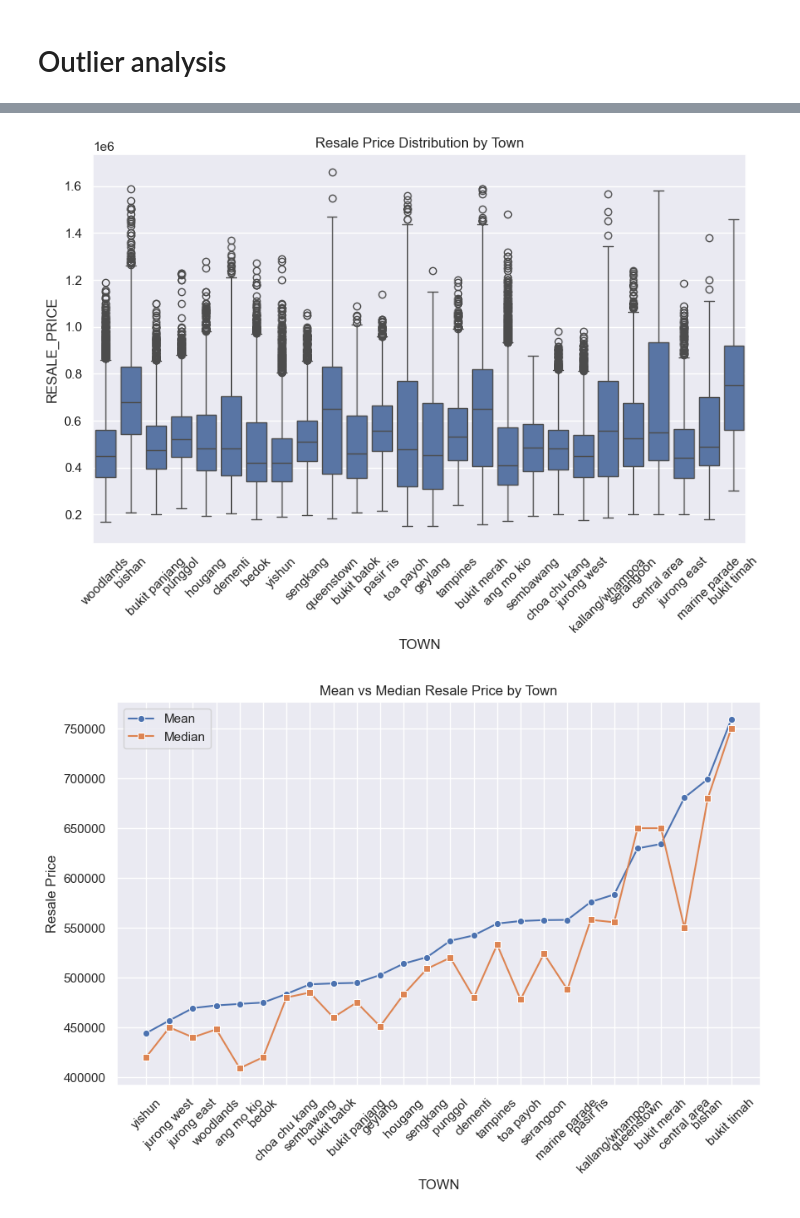
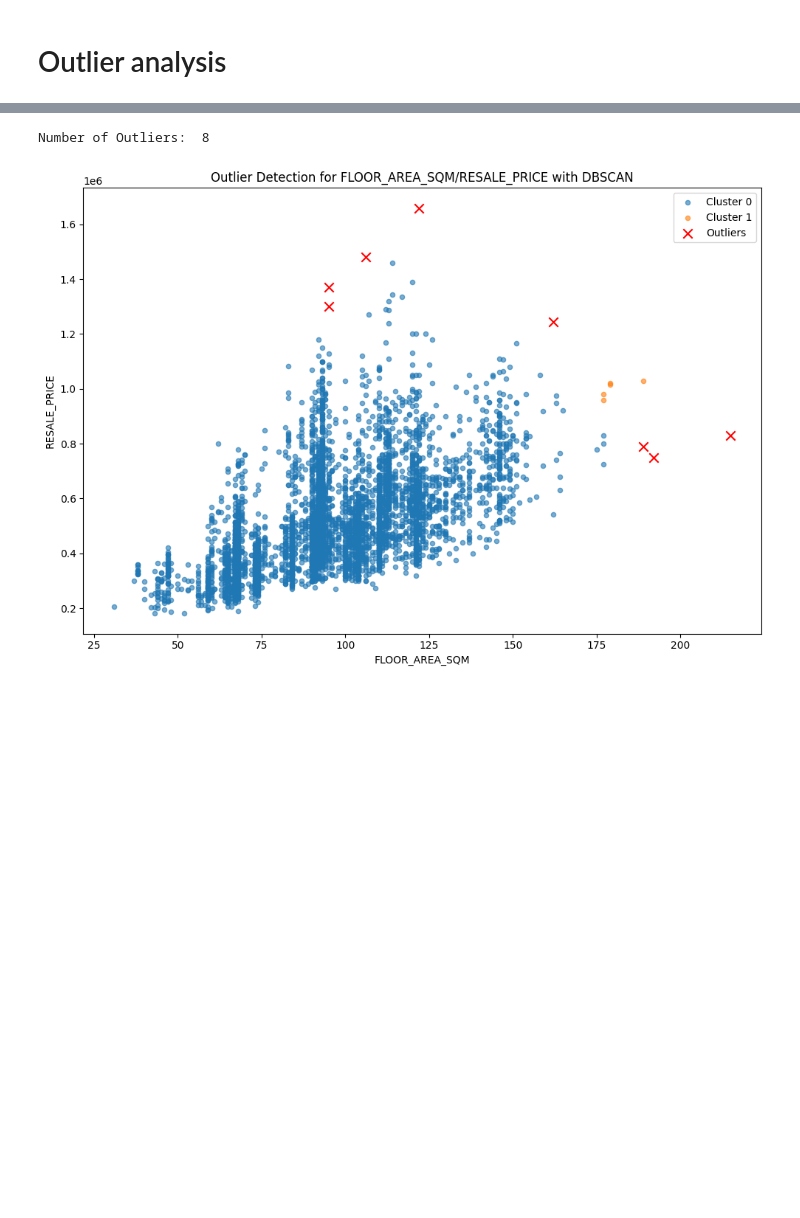
Before and after one commit to ziyuanqin/cs5228_hdb_resale_price_prediction, a Jupyter notebook: eda.ipynb, the cells around one changed output, grey strips where cells are left out. Cells and saved outputs as stored; diff of their text form; code cells hidden in the pictures; blank space fills up the shorter version.

```diff
--- a/eda.ipynb
+++ b/eda.ipynb
@@ -257,25 +238,44 @@ Number of unique eco categories: 1
-# %%
-town_price = train_df.groupby("TOWN")["RESALE_PRICE"].describe()
-#print(town_price)
-plt.figure(figsize=(10,6))
-sns.boxplot(x="TOWN", y="RESALE_PRICE", data=train_df)
-plt.xticks(rotation=45)
-plt.title("Resale Price Distribution by Town")
-plt.show()
-
-# 同时绘制均值与中位数
-mean_prices_town = train_df.groupby("TOWN")["RESALE_PRICE"].mean()
-median_prices_town = train_df.groupby("TOWN")["RESALE_PRICE"].median()
-order = mean_prices_town.sort_values().index
-
-plt.figure(figsize=(10,6))
-sns.lineplot(x=order, y=mean_prices_town.loc[order].values, marker="o", label="Mean")
-sns.lineplot(x=order, y=median_prices_town.loc[order].values, marker="s", label="Median")
-plt.xticks(rotation=45)
-plt.ylabel("Resale Price")
-plt.title("Mean vs Median Resale Price by Town")
-plt.legend()
-plt.show()
-# %% [output]
-[figure, removed]
-[figure, removed]
+# %%
+from sklearn.cluster import DBSCAN
+from sklearn.preprocessing import StandardScaler
+# 5.1 FLOOR_AREA_SQM / RESALE_PRICE
+
+# Sampling
+data = train_df[['FLOOR_AREA_SQM', 'RESALE_PRICE']].dropna().sample(n=5000, random_state=42)
+X = data.values
+
+# Scaling
+X_scaled = StandardScaler().fit_transform(X)
+
+# DBSCAN
+db = DBSCAN(eps=0.5, min_samples=5).fit(X_scaled)
+
+labels = db.labels_
+data['cluster'] = labels
+
+outliers = data[data['cluster'] == -1]
+
+print(f"Number of Outliers:  {len(outliers)}")
+
+plt.figure(figsize=(10, 7))
+
+for label in set(labels):
+    subset = data[data['cluster'] == label]
+    if label == -1:
+        # outliers
+        plt.scatter(subset['FLOOR_AREA_SQM'], subset['RESALE_PRICE'],
+                    c='red', marker='x', s=80, label='Outliers')
+    else:
+        plt.scatter(subset['FLOOR_AREA_SQM'], subset['RESALE_PRICE'],
+                    s=20, alpha=0.6, label=f'Cluster {label}')
+
+plt.xlabel("FLOOR_AREA_SQM")
+plt.ylabel("RESALE_PRICE")
+plt.title("Outlier Detection for FLOOR_AREA_SQM/RESALE_PRICE with DBSCAN")
+plt.legend()
+plt.tight_layout()
+# plt.savefig("/kaggle/working/area-price-dbscan.png", dpi=300, bbox_inches="tight")
+plt.show()
+# %% [output]
+Number of Outliers:  8
+[figure, added]
```
Also changed, not shown: parts of 10 cells of this notebook, 7 other files.
